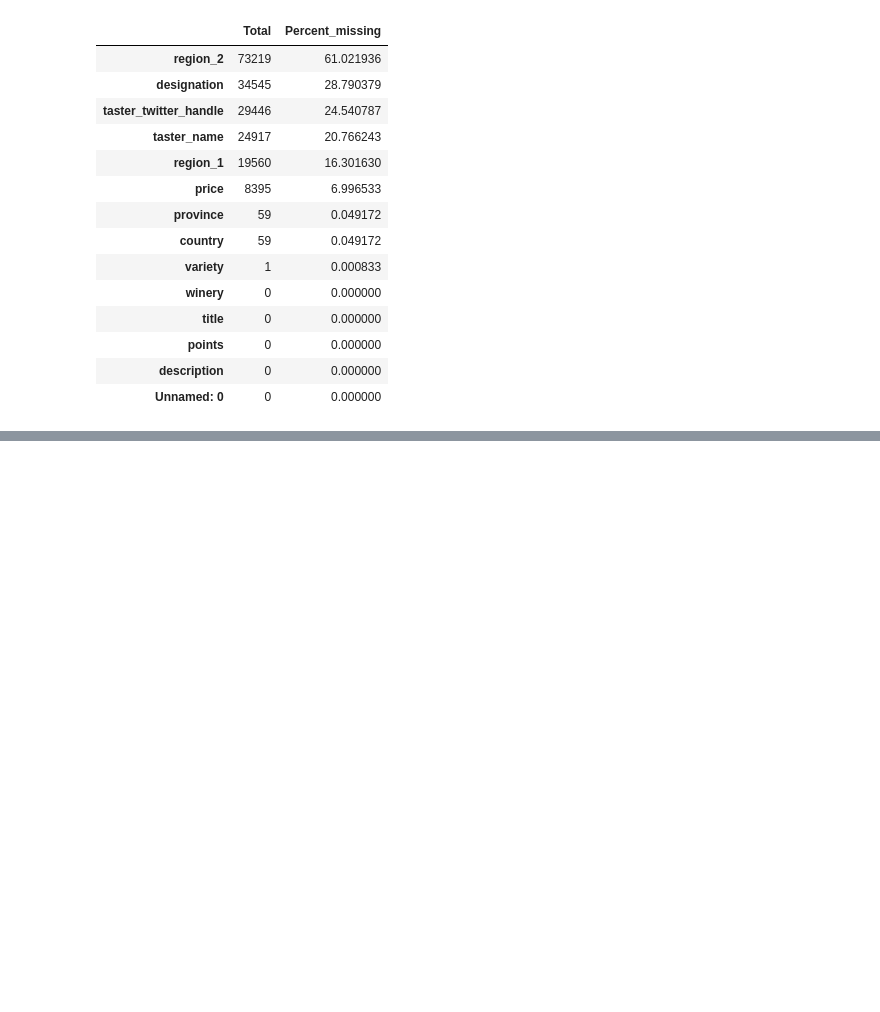
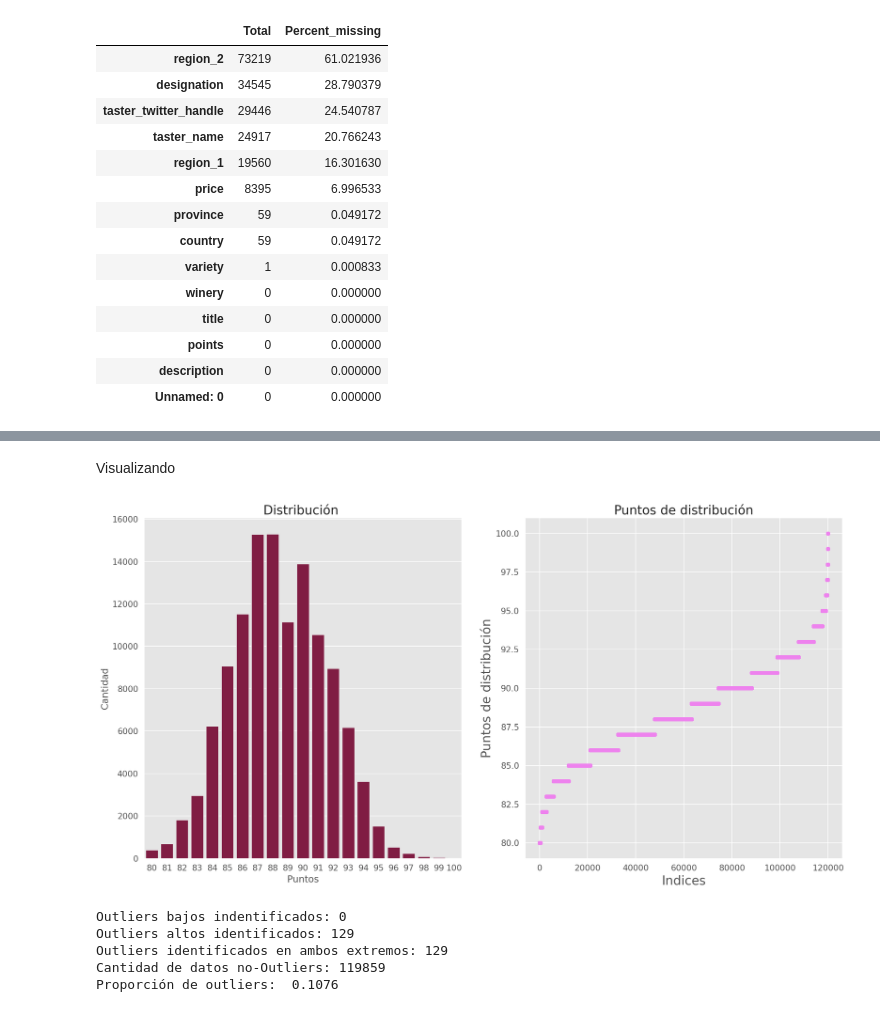
Before and after one commit to RodrigoExposito/EDA-Wine, a Jupyter notebook: EDA_Wines+recomendation.ipynb, the cells around one changed output, grey strips where cells are left out. Cells and saved outputs as stored; diff of their text form; code cells hidden in the pictures; blank space fills up the shorter version.

Commit message:
Update EDA_Wines+recomendation.ipynb
Se incluyen visualizaciones

```diff
--- a/EDA_Wines+recomendation.ipynb
+++ b/EDA_Wines+recomendation.ipynb
@@ -202,3 +205,23 @@ df.head(10)
 | 7 | 7 | France | This dry and restrained wine offe... | Unknown | 87 | 24.000000 | Alsace | Alsace | Unknown | ... |
 | 8 | 8 | Germany | Savory dried thyme notes accent s... | Shine | 87 | 12.000000 | Rheinhessen | Unknown | Unknown | ... |
 | 9 | 9 | France | This has great depth of flavor wi... | Les Natures | 87 | 27.000000 | Alsace | Alsace | Unknown | ... |
+# %% [markdown]
+Visualizando
+# %%
+plt.figure(figsize=(20,10))
+
+plt.subplot(1,2,1) # Crea una cuadricula de 0.2 x 0.2
+g = sns.countplot(x='points', data=df, color='#900C3F') # Se realiza un conteo
+g.set_title("Distribución ", fontsize=20) # tamaño de la fuente y titulo
+g.set_xlabel("Puntos", fontsize=20)
+g.set_ylabel("Cantidad", fontsize=20)
+
+plt.subplot(1,2,2)  # Segundo grafico
+plt.scatter(range(df.shape[0]), np.sort(df.points.values), color='violet') # Distribución acumulada
+plt.xlabel('Indices', fontsize=20)
+plt.ylabel('Puntos de distribución', fontsize=20)
+plt.title("Puntos de distribución", fontsize=20)
+
+plt.show() #Graficando
+# %% [output]
+[figure, added]
@@ -204,0 +255,9 @@ df.head(10)
+# %%
+#Calculando la cantidad de outliers definiendo función
+CantOutlier(df['points'])
+# %% [output]
+Outliers bajos indentificados: 0
+Outliers altos identificados: 129
+Outliers identificados en ambos extremos: 129
+Cantidad de datos no-Outliers: 119859
+Proporción de outliers:  0.1076
```
Also changed, not shown: parts of 8 cells of this notebook.
